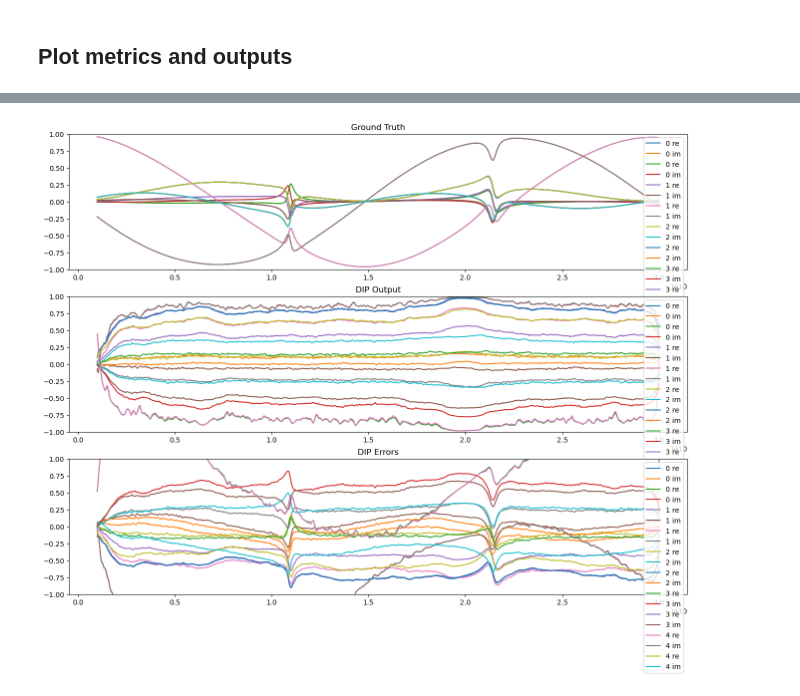
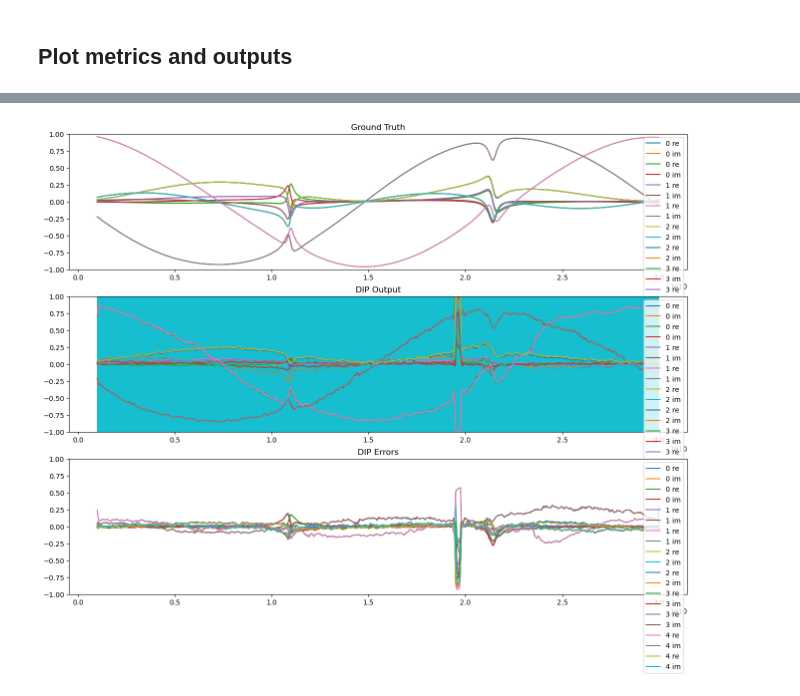
Before and after one commit to VarunGorti/CurveFitting-DIP, a Jupyter notebook: RESUNET_V4.ipynb, the cells around one changed output, grey strips where cells are left out. Saved outputs shown, nothing was run; the diff lists cells and outputs as text; code cells hidden in the pictures.

```diff
--- a/RESUNET_V4.ipynb
+++ b/RESUNET_V4.ipynb
@@ -266,5 +268,5 @@ REG_HYPERPARAM = 0.1
 # %%
-NOISY_INPUT = True
+NOISY_INPUT = False
 
 START_NOISE_LEVEL = CUR_NOISE_LEVEL = 10
 END_NOISE_LEVEL = 0.001
@@ -286,7 +288,7 @@ net = net.train()
 optim = torch.optim.Adam(net.parameters(), lr=LR)
 
 START_LR = LR
-END_LR = 1e-5
+END_LR = LR/10
 LR_DECAY_FACTOR = (END_LR / START_LR)**(1 / NUM_ITER)
 
 scheduler = torch.optim.lr_scheduler.ExponentialLR(optim, gamma=LR_DECAY_FACTOR)
@@ -297,6 +299,7 @@ def get_lr(optimizer):
 # %%
 train_losses = []
 train_errors = []
+train_kls    = []
 if REG_HYPERPARAM > 0:
     train_regs = []
 
@@ -323,21 +326,31 @@ net.train()
 for i in range(NUM_ITER):
     optim.zero_grad()
 
-    if NOISY_INPUT:
-        out, kl_loss = net.forward_with_z(CUR_NOISE_LEVEL)
-        CUR_NOISE_LEVEL *= NOISE_DECAY_FACTOR
-    else:
-        out, kl_loss = net.forward_with_z()
+    outs_ = []
+    kls_ = []
+    for mc_run in range(NUM_MC_RUNS):
+        if NOISY_INPUT:
+            out_, kl_loss_ = net.forward_with_z(CUR_NOISE_LEVEL)
+            print(out_.shape)
+        else:
+            out_, kl_loss_ = net.forward_with_z()
 
-    # kl_loss = kl_loss * 0.1
+        outs_.append(out_)
+        kls_.append(kl_loss_)
 
+    CUR_NOISE_LEVEL *= NOISE_DECAY_FACTOR
+
+    out = torch.mean(torch.stack(outs_), dim=0)
+    # print(out.shape)
+    train_kl = torch.mean(torch.stack(kls_), dim=0) * KL_HYPERPARAM
+    # print(train_kl.shape)
 
     train_error = criterion(out, y_interp)
+    train_loss = train_error + train_kl
+
     if REG_HYPERPARAM > 0:
         train_reg = REG_HYPERPARAM * regularizer(out)
-        train_loss = train_error + train_reg
-    else:
-        train_loss = train_error
+        train_loss += train_reg
 
     train_loss.backward()
     optim.step()
@@ -353,13 +366,14 @@ for i in range(NUM_ITER):
 
         train_losses.append(train_loss.item())
         train_errors.append(train_error.item())
+        train_kls.append(train_kl.item())
         if REG_HYPERPARAM > 0:
             train_regs.append(train_reg.item())
 
-        test_mse = nn.MSELoss()(out, x)
+        test_mse = nn.MSELoss()(out[None, 0], x)
         test_mses.append(test_mse.item())
 
-        test_mae = nn.L1Loss()(out, x)
+        test_mae = nn.L1Loss()(out[None, 0], x)
         test_maes.append(test_mae.item())
 
         if (i+1)%1000 == 0 or i == 0:
@@ -479,35 +489,35 @@ Best Test MSE Iteration:  12766
 # %%
 dip_errors = x.detach().cpu() - mean_forward_pass_outputs.detach().cpu()
 
 fig, axes = plt.subplots(3,1, figsize=(16, 12))
 axes = axes.flatten()
 
 for i in range(N_SPARAMS):
     axes[0].plot(gt_freqs, x[0,2*i].cpu(), label=str(i//2)+" re")
     axes[0].plot(gt_freqs, x[0,2*i+1].cpu(), label=str(i//2)+" im")
 axes[0].set_title("Ground Truth")
 axes[0].set_ylim(-1,1)
 if N_SPARAMS <= 10:
     axes[0].legend()
 
 for i in range(N_SPARAMS):
     axes[1].plot(gt_freqs, mean_forward_pass_outputs[0,2*i].detach().cpu(), label=str(i//2)+" re")
     axes[1].plot(gt_freqs, mean_forward_pass_outputs[0,2*i+1].detach().cpu(), label=str(i//2)+" im")
-    # axes[1].fill_between(gt_freqs, mean_forward_pass_outputs[0,2*i].detach().cpu() - mean_forward_pass_stdvs[0,2*i].detach().cpu(), mean_forward_pass_outputs[0,2*i].detach().cpu() + mean_forward_pass_stdvs[0,2*i].detach().cpu())
+    axes[1].fill_between(gt_freqs, mean_forward_pass_outputs[0,2*i].detach().cpu() - mean_forward_pass_stdvs[0,2*i].detach().cpu(), mean_forward_pass_outputs[0,2*i].detach().cpu() + mean_forward_pass_stdvs[0,2*i].detach().cpu())
 axes[1].set_title("DIP Output")
 axes[1].set_ylim(-1,1)
 if N_SPARAMS <= 10:
     axes[1].legend()
 
 for i in range(N_SPARAMS):
     axes[2].plot(gt_freqs, dip_errors[0,2*i].detach().cpu(), label=str(i//2)+" re")
     axes[2].plot(gt_freqs, dip_errors[0,2*i+1].detach().cpu(), label=str(i//2)+" im")
 axes[2].set_title("DIP Errors")
 axes[2].set_ylim(-1,1)
 if N_SPARAMS <= 10:
     axes[2].legend()
 # %% [output]
-[figure, old version]
+[figure, new version]
 # %%
 out_mag = utils.sparams_to_mag(out)
 dip_errors_mag = x_mag - out_mag
```
Also changed, not shown: parts of 10 cells of this notebook, 2 other files.
